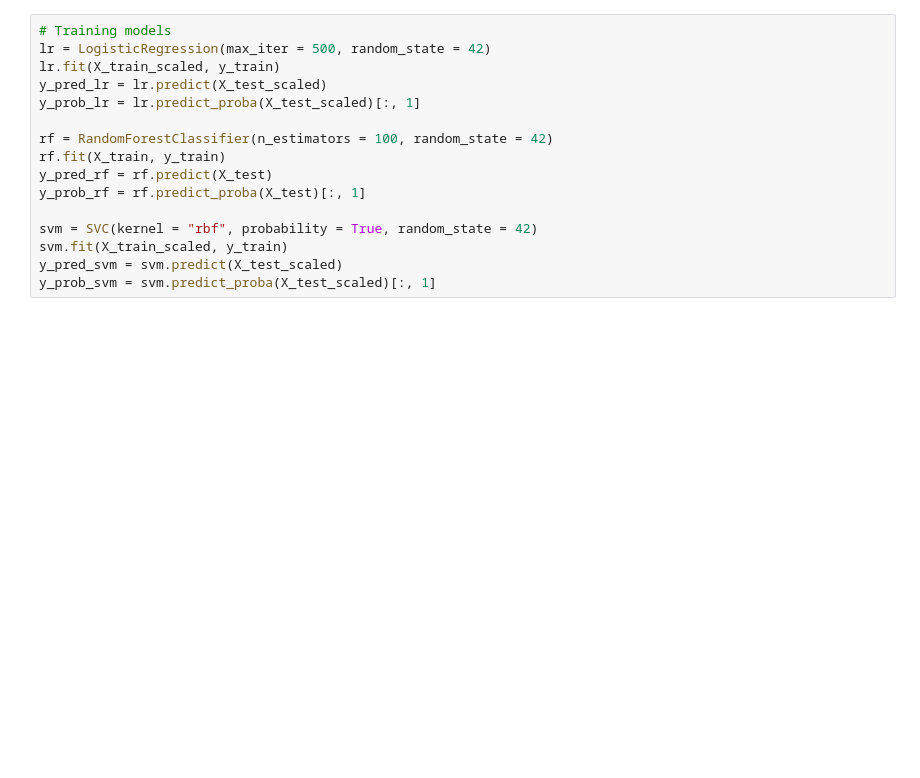
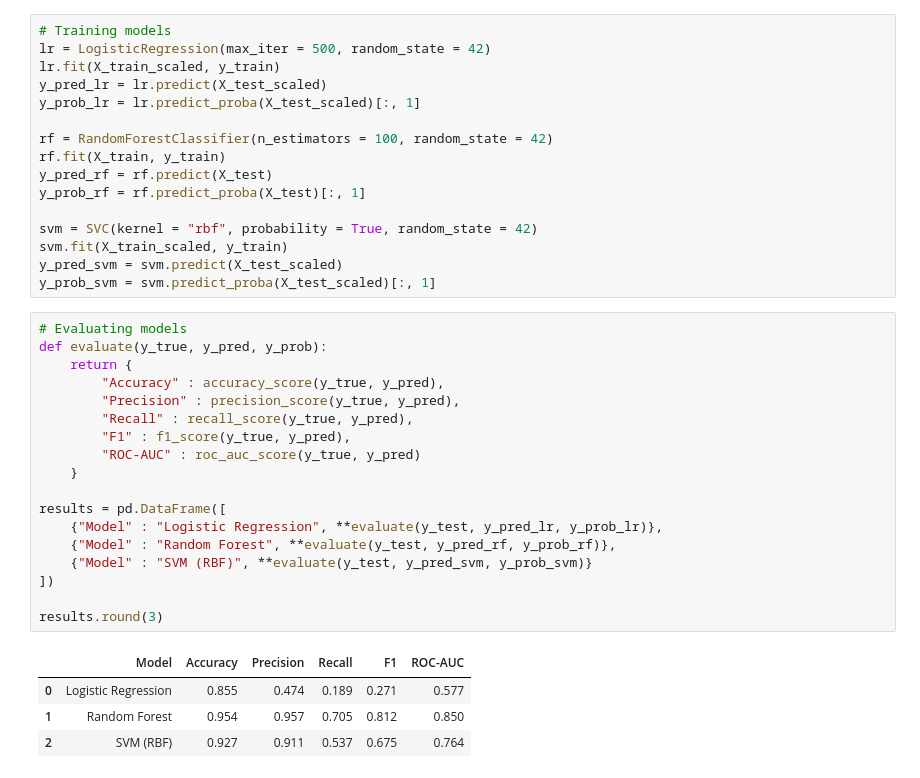
Before and after one commit to DKB-Erico/codveda_data_science, a Jupyter notebook: Classification with Logistic Regression.ipynb, the cells around one changed output. Saved outputs shown, nothing was run; the diff lists cells and outputs as text; blank space fills up the shorter version.

Commit message:
Created a comparison table for the models with values for accuracy, precision, recall, F1, and ROC-AUC metrics

```diff
--- a/Classification with Logistic Regression.ipynb
+++ b/Classification with Logistic Regression.ipynb
@@ -179,3 +179,26 @@ svm = SVC(kernel = "rbf", probability = True, random_state = 42)
 svm.fit(X_train_scaled, y_train)
 y_pred_svm = svm.predict(X_test_scaled)
 y_prob_svm = svm.predict_proba(X_test_scaled)[:, 1]
+# %%
+# Evaluating models
+def evaluate(y_true, y_pred, y_prob):
+    return {
+        "Accuracy" : accuracy_score(y_true, y_pred),
+        "Precision" : precision_score(y_true, y_pred),
+        "Recall" : recall_score(y_true, y_pred),
+        "F1" : f1_score(y_true, y_pred),
+        "ROC-AUC" : roc_auc_score(y_true, y_pred)
+    }
+
+results = pd.DataFrame([
+    {"Model" : "Logistic Regression", **evaluate(y_test, y_pred_lr, y_prob_lr)},
+    {"Model" : "Random Forest", **evaluate(y_test, y_pred_rf, y_prob_rf)},
+    {"Model" : "SVM (RBF)", **evaluate(y_test, y_pred_svm, y_prob_svm)}
+])
+
+results.round(3)
+# %% [output]
+|  | Model | Accuracy | Precision | Recall | F1 | ROC-AUC |
+| 0 | Logistic Regression | 0.855 | 0.474 | 0.189 | 0.271 | 0.577 |
+| 1 | Random Forest | 0.954 | 0.957 | 0.705 | 0.812 | 0.850 |
+| 2 | SVM (RBF) | 0.927 | 0.911 | 0.537 | 0.675 | 0.764 |
```
